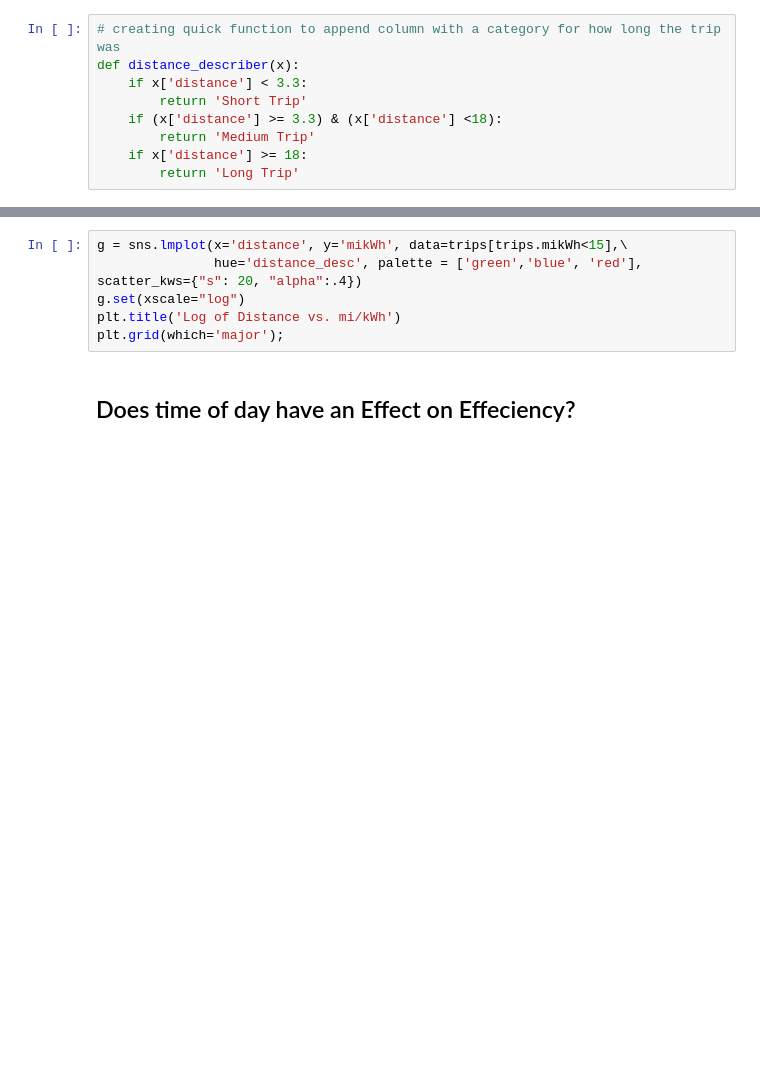
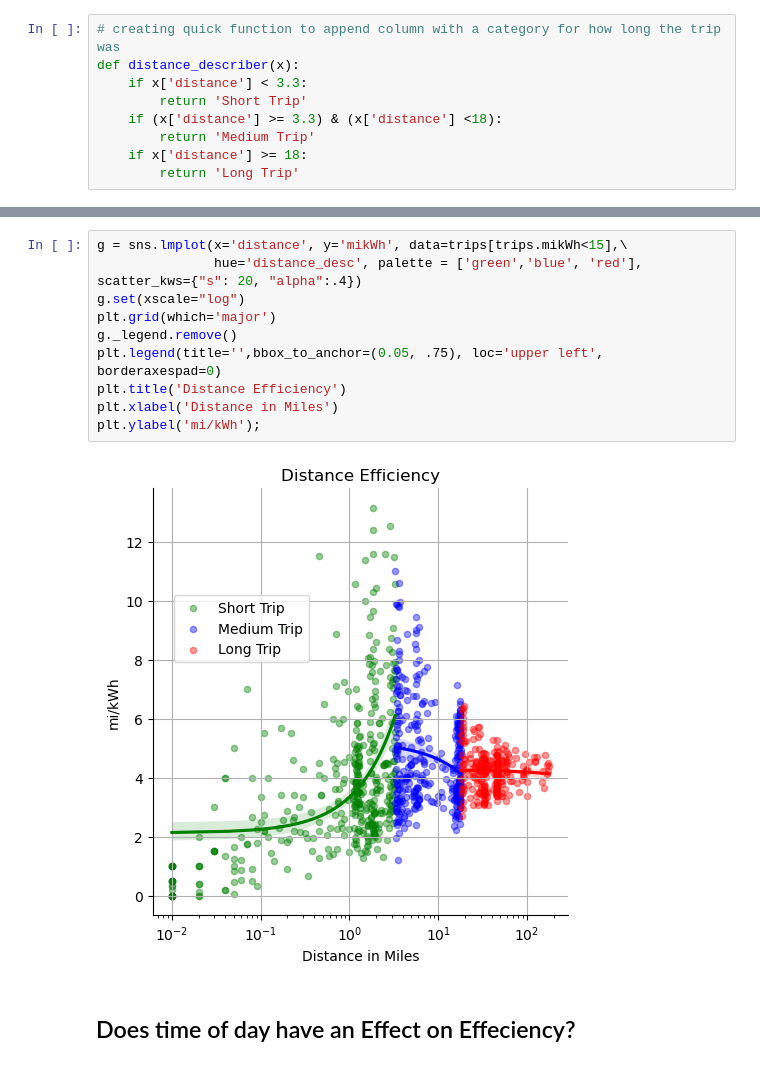
Before and after one commit to schmeeed/python-project-01, a Jupyter notebook: notebooks/01-pda-project-notebook.ipynb, the cells around one changed output, grey strips where cells are left out. Saved outputs shown, nothing was run; the diff lists cells and outputs as text; blank space fills up the shorter version.

```diff
--- a/notebooks/01-pda-project-notebook.ipynb
+++ b/notebooks/01-pda-project-notebook.ipynb
@@ -233,9 +282,15 @@ plt.title('Trips < 18mi Effeciency');
 # %%
 g = sns.lmplot(x='distance', y='mikWh', data=trips[trips.mikWh<15],\
                hue='distance_desc', palette = ['green','blue', 'red'], scatter_kws={"s": 20, "alpha":.4})
 g.set(xscale="log")
-plt.title('Log of Distance vs. mi/kWh')
-plt.grid(which='major');
+plt.grid(which='major')
+g._legend.remove()
+plt.legend(title='',bbox_to_anchor=(0.05, .75), loc='upper left', borderaxespad=0)
+plt.title('Distance Efficiency')
+plt.xlabel('Distance in Miles')
+plt.ylabel('mi/kWh');
+# %% [output]
+[figure, added]
 # %% [markdown]
 ## Does time of day have an Effect on Effeciency?
 # %%
```
Also changed, not shown: parts of 83 cells of this notebook, 2 other files.
